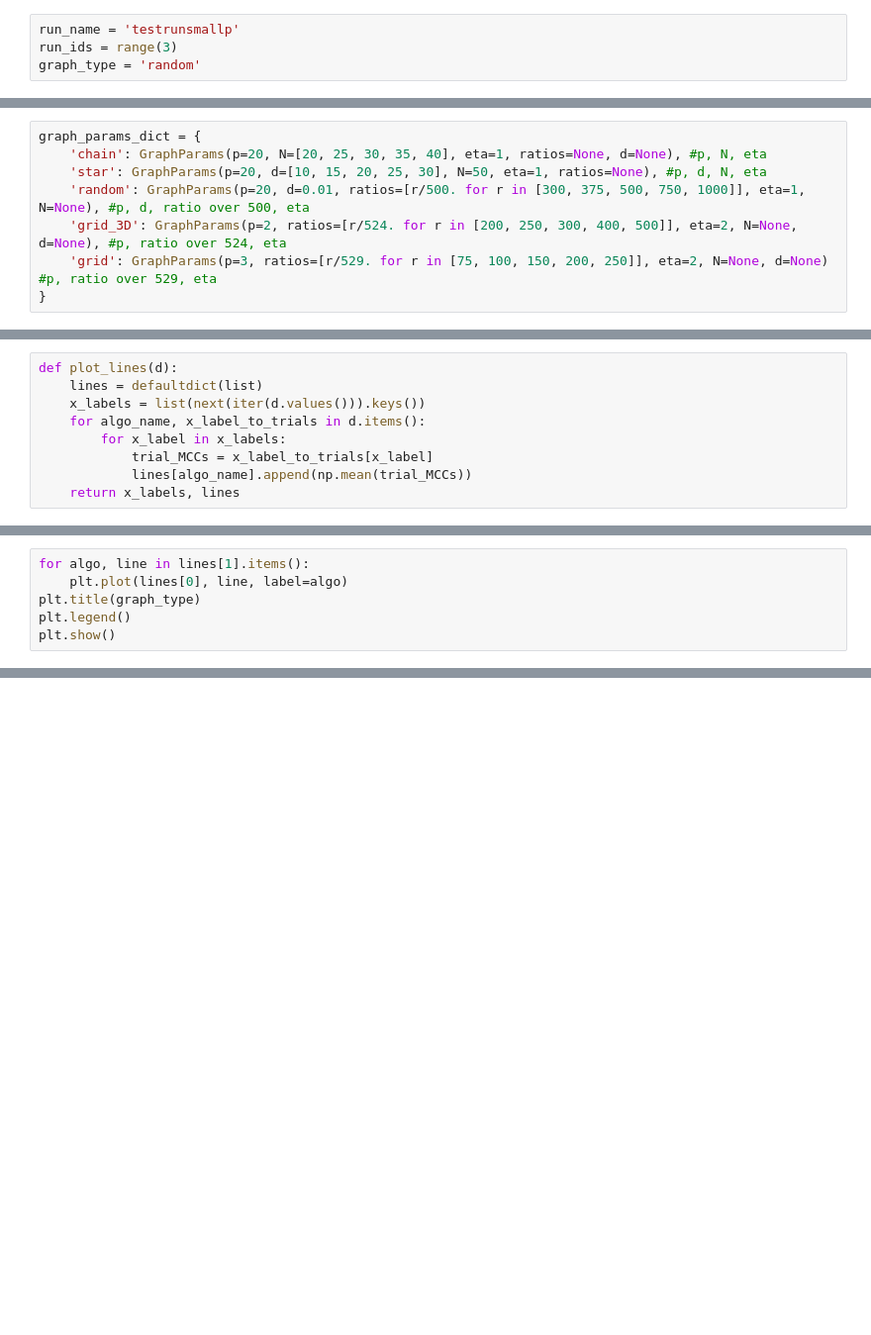
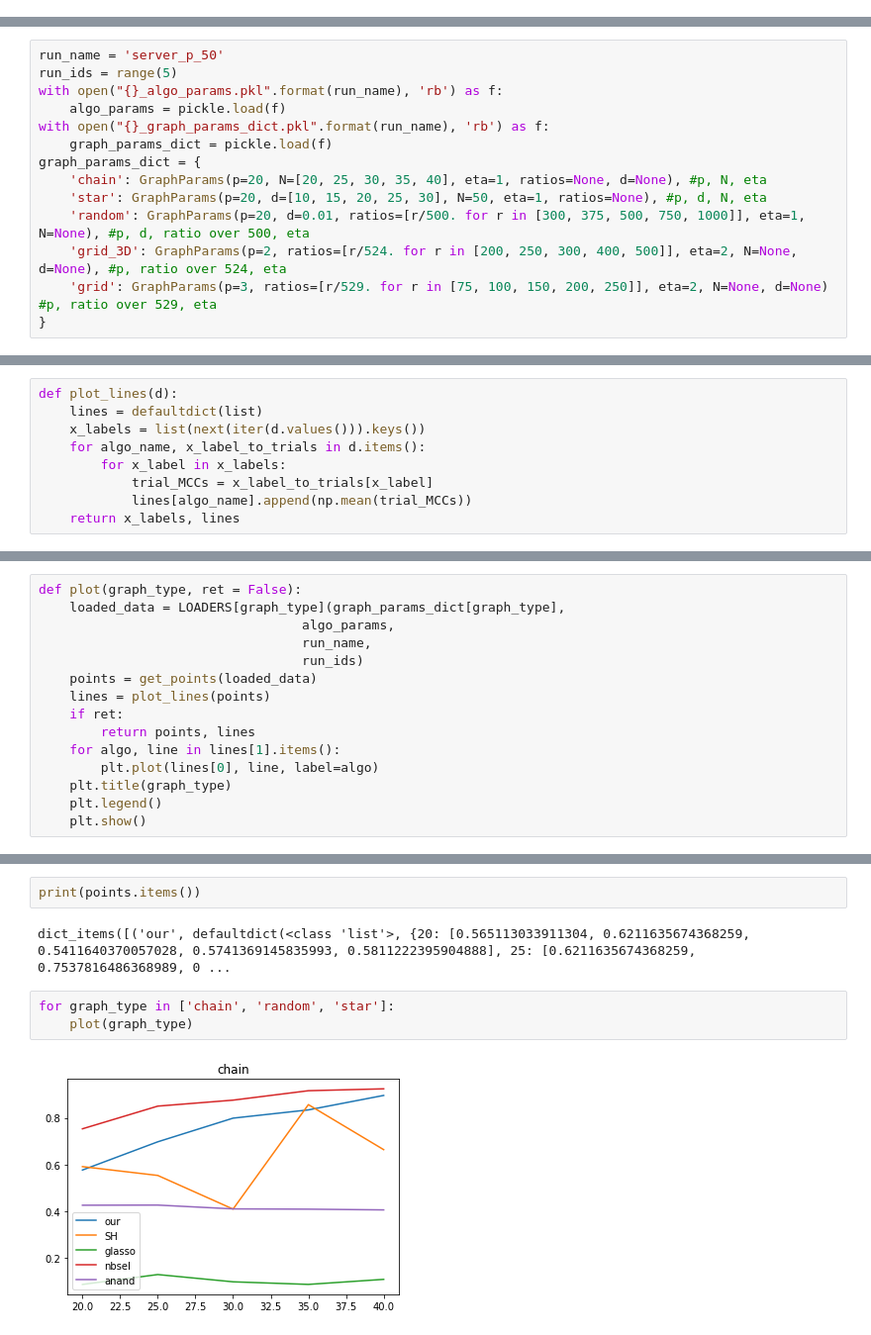
Before and after one commit to puma314/MTP2-no-tuning-parameter, a Jupyter notebook: results.ipynb, the cells around one changed output, grey strips where cells are left out. Shown: that part at 99% size. Cells and saved outputs as stored; diff of their text form; blank space fills up the shorter version.

```diff
--- a/results.ipynb
+++ b/results.ipynb
@@ -14,7 +14,3 @@ GraphParams = namedtuple('GraphParams', 'N eta p d ratios')
 # %% [output]
 The autoreload extension is already loaded. To reload it, use:
   %reload_ext autoreload
-# %%
-run_name = 'testrunsmallp'
-run_ids = range(3)
-graph_type = 'random'
@@ -26,4 +17,10 @@ with open("{}_graph_params_dict.pkl".format(run_name), 'rb') as f:
 # %%
+run_name = 'server_p_50'
+run_ids = range(5)
+with open("{}_algo_params.pkl".format(run_name), 'rb') as f:
+    algo_params = pickle.load(f)
+with open("{}_graph_params_dict.pkl".format(run_name), 'rb') as f:
+    graph_params_dict = pickle.load(f)
 graph_params_dict = {
     'chain': GraphParams(p=20, N=[20, 25, 30, 35, 40], eta=1, ratios=None, d=None), #p, N, eta
     'star': GraphParams(p=20, d=[10, 15, 20, 25, 30], N=50, eta=1, ratios=None), #p, d, N, eta
@@ -85,6 +60,15 @@ lines = plot_lines(points)
 # %%
-for algo, line in lines[1].items():
-    plt.plot(lines[0], line, label=algo)
-plt.title(graph_type)
-plt.legend()
-plt.show()
+def plot(graph_type, ret = False):
+    loaded_data = LOADERS[graph_type](graph_params_dict[graph_type],
+                                  algo_params,
+                                  run_name,
+                                  run_ids)
+    points = get_points(loaded_data)
+    lines = plot_lines(points)
+    if ret:
+        return points, lines
+    for algo, line in lines[1].items():
+        plt.plot(lines[0], line, label=algo)
+    plt.title(graph_type)
+    plt.legend()
+    plt.show()
@@ -92,0 +86,9 @@ plt.show()
+# %%
+print(points.items())
+# %% [output]
+dict_items([('our', defaultdict(<class 'list'>, {20: [0.565113033911304, 0.6211635674368259, 0.5411640370057028, 0.5741369145835993, 0.5811222395904888], 25: [0.6211635674368259, 0.7537816486368989, 0 ...
+# %%
+for graph_type in ['chain', 'random', 'star']:
+    plot(graph_type)
+# %% [output]
+[figure, added]
```
Also changed, not shown: parts of 9 cells of this notebook, 3 other files.
